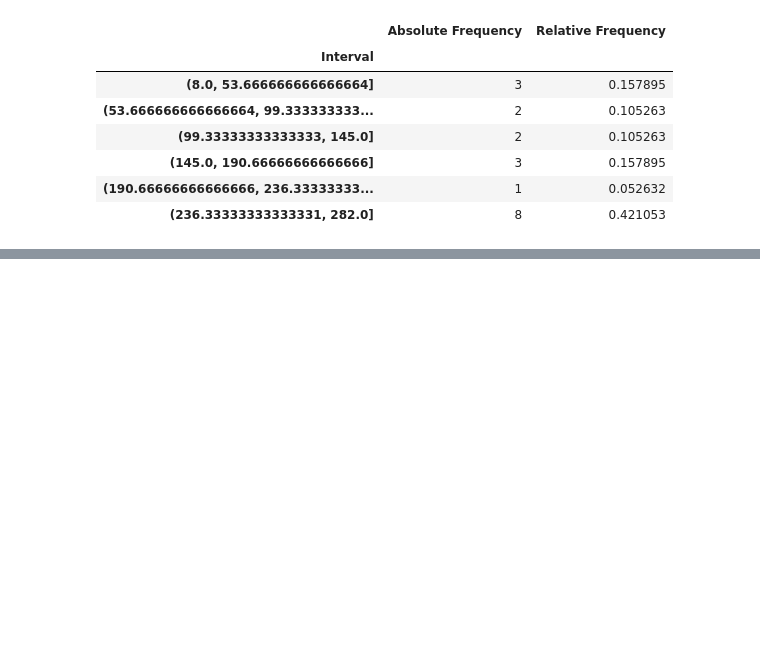
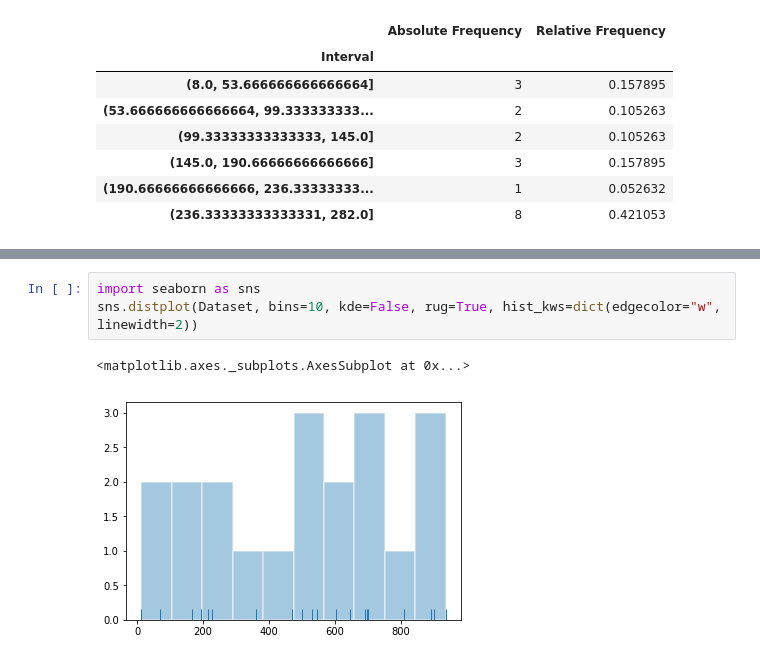
Before and after one commit to vladturlo/Statistics_for_DS_and_BA, a Jupyter notebook: Exercises.ipynb, the cells around one changed output, grey strips where cells are left out. Drawn from its saved outputs; the diff is of its cells as text; blank space fills up the shorter version.

```diff
--- a/Exercises.ipynb
+++ b/Exercises.ipynb
@@ -212,0 +269,6 @@ frequency
+# %%
+import seaborn as sns
+sns.distplot(Dataset, bins=10, kde=False, rug=True, hist_kws=dict(edgecolor="w", linewidth=2))
+# %% [output]
+<matplotlib.axes._subplots.AxesSubplot at 0x...>
+[figure, added]
```
Also changed, not shown: parts of 7 cells of this notebook.
